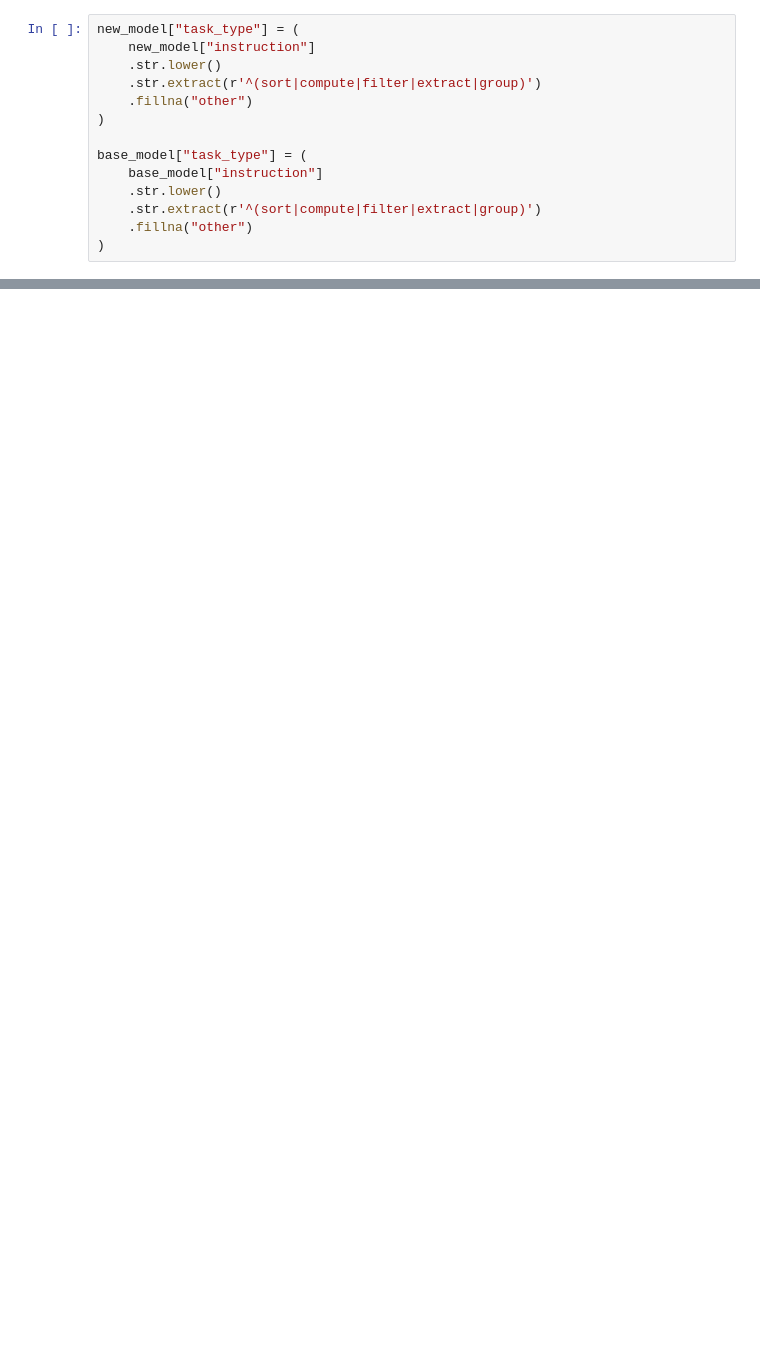
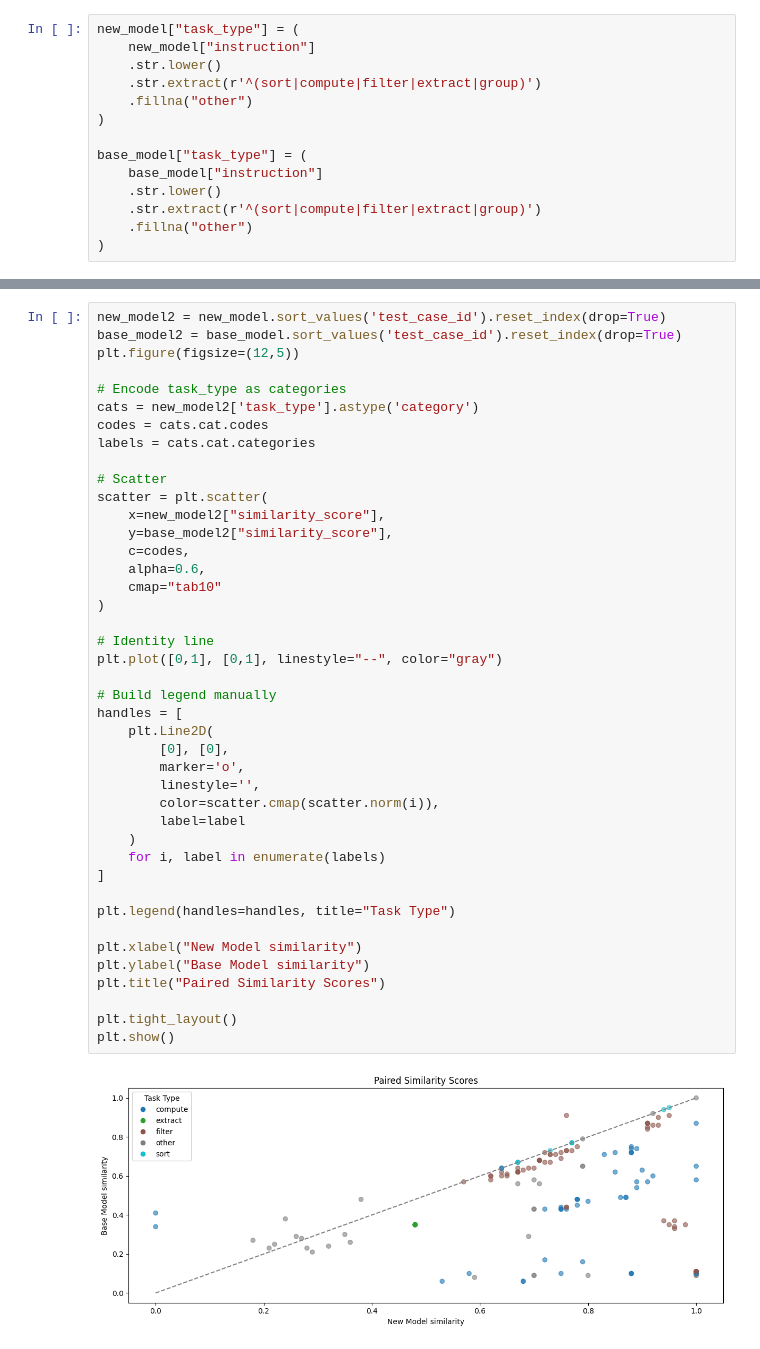
Before and after one commit to dray19/LLM_model, a Jupyter notebook: error_results.ipynb, the cells around one changed output, grey strips where cells are left out. Cells and saved outputs as stored; diff of their text form; blank space fills up the shorter version.

```diff
--- a/error_results.ipynb
+++ b/error_results.ipynb
@@ -453,0 +478,44 @@ plt.show()
+# %%
+new_model2 = new_model.sort_values('test_case_id').reset_index(drop=True)
+base_model2 = base_model.sort_values('test_case_id').reset_index(drop=True)
+plt.figure(figsize=(12,5))
+
+# Encode task_type as categories
+cats = new_model2['task_type'].astype('category')
+codes = cats.cat.codes
+labels = cats.cat.categories
+
+# Scatter
+scatter = plt.scatter(
+    x=new_model2["similarity_score"],
+    y=base_model2["similarity_score"],
+    c=codes,
+    alpha=0.6,
+    cmap="tab10"
+)
+
+# Identity line
+plt.plot([0,1], [0,1], linestyle="--", color="gray")
+
+# Build legend manually
+handles = [
+    plt.Line2D(
+        [0], [0],
+        marker='o',
+        linestyle='',
+        color=scatter.cmap(scatter.norm(i)),
+        label=label
+    )
+    for i, label in enumerate(labels)
+]
+
+plt.legend(handles=handles, title="Task Type")
+
+plt.xlabel("New Model similarity")
+plt.ylabel("Base Model similarity")
+plt.title("Paired Similarity Scores")
+
+plt.tight_layout()
+plt.show()
+# %% [output]
+[figure, added]
```
Also changed, not shown: parts of 34 cells of this notebook, 9 other files.
